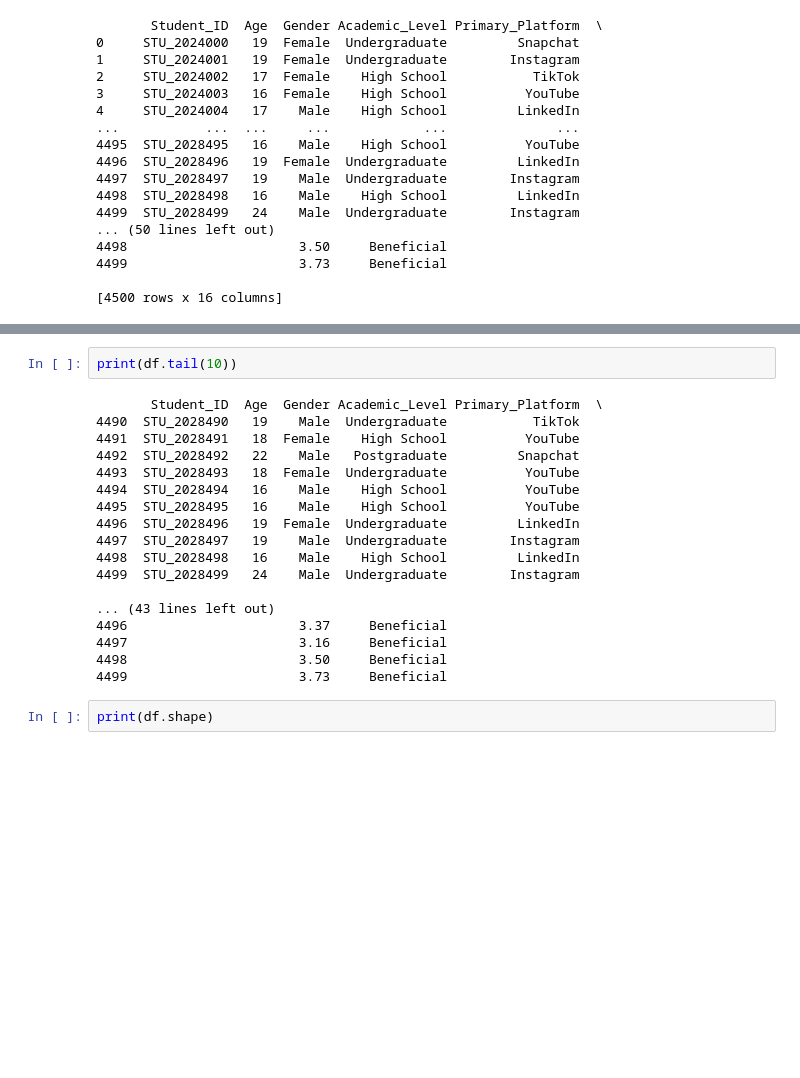
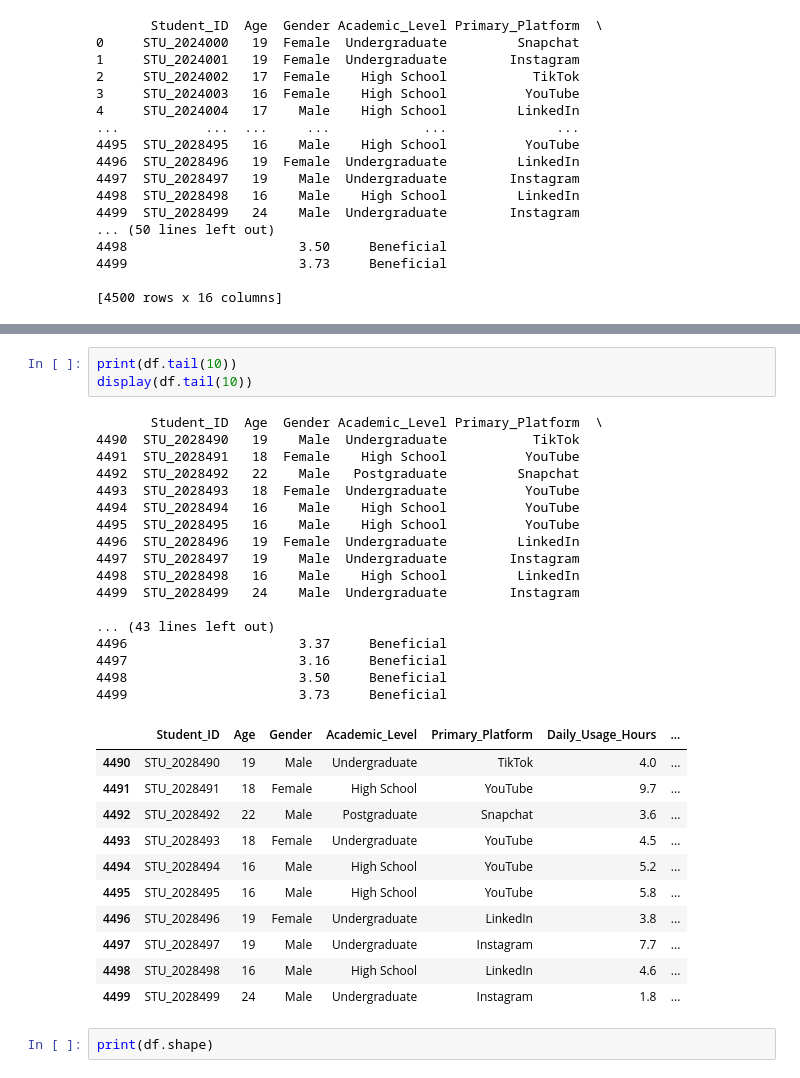
Before and after one commit to Innovators-for-Purpose/iFp-CS-Summer-Learning, a Jupyter notebook: Data-Analysis-Track/my-jupyter-data-analysis.ipynb, the cells around one changed output, grey strips where cells are left out. Drawn from its saved outputs; the diff is of its cells as text; blank space fills up the shorter version.

```diff
--- a/Data-Analysis-Track/my-jupyter-data-analysis.ipynb
+++ b/Data-Analysis-Track/my-jupyter-data-analysis.ipynb
@@ -109,23 +124,35 @@ print(df.tail())
 # %%
 print(df.tail(10))
+display(df.tail(10))
 # %% [output]
        Student_ID  Age  Gender Academic_Level Primary_Platform  \
 4490  STU_2028490   19    Male  Undergraduate           TikTok
 4491  STU_2028491   18  Female    High School          YouTube
 4492  STU_2028492   22    Male   Postgraduate         Snapchat
 4493  STU_2028493   18  Female  Undergraduate          YouTube
 4494  STU_2028494   16    Male    High School          YouTube
 4495  STU_2028495   16    Male    High School          YouTube
 4496  STU_2028496   19  Female  Undergraduate         LinkedIn
 4497  STU_2028497   19    Male  Undergraduate        Instagram
 4498  STU_2028498   16    Male    High School         LinkedIn
 4499  STU_2028499   24    Male  Undergraduate        Instagram
 
 ... (43 lines left out)
 4496                      3.37     Beneficial
 4497                      3.16     Beneficial
 4498                      3.50     Beneficial
 4499                      3.73     Beneficial
+|  | Student_ID | Age | Gender | Academic_Level | Primary_Platform | Daily_Usage_Hours | ... |
+| 4490 | STU_2028490 | 19 | Male | Undergraduate | TikTok | 4.0 | ... |
+| 4491 | STU_2028491 | 18 | Female | High School | YouTube | 9.7 | ... |
+| 4492 | STU_2028492 | 22 | Male | Postgraduate | Snapchat | 3.6 | ... |
+| 4493 | STU_2028493 | 18 | Female | Undergraduate | YouTube | 4.5 | ... |
+| 4494 | STU_2028494 | 16 | Male | High School | YouTube | 5.2 | ... |
+| 4495 | STU_2028495 | 16 | Male | High School | YouTube | 5.8 | ... |
+| 4496 | STU_2028496 | 19 | Female | Undergraduate | LinkedIn | 3.8 | ... |
+| 4497 | STU_2028497 | 19 | Male | Undergraduate | Instagram | 7.7 | ... |
+| 4498 | STU_2028498 | 16 | Male | High School | LinkedIn | 4.6 | ... |
+| 4499 | STU_2028499 | 24 | Male | Undergraduate | Instagram | 1.8 | ... |
 # %%
 print(df.shape)
 # %% [output]
```
Also changed, not shown: parts of 7 cells of this notebook, 2 other files.
